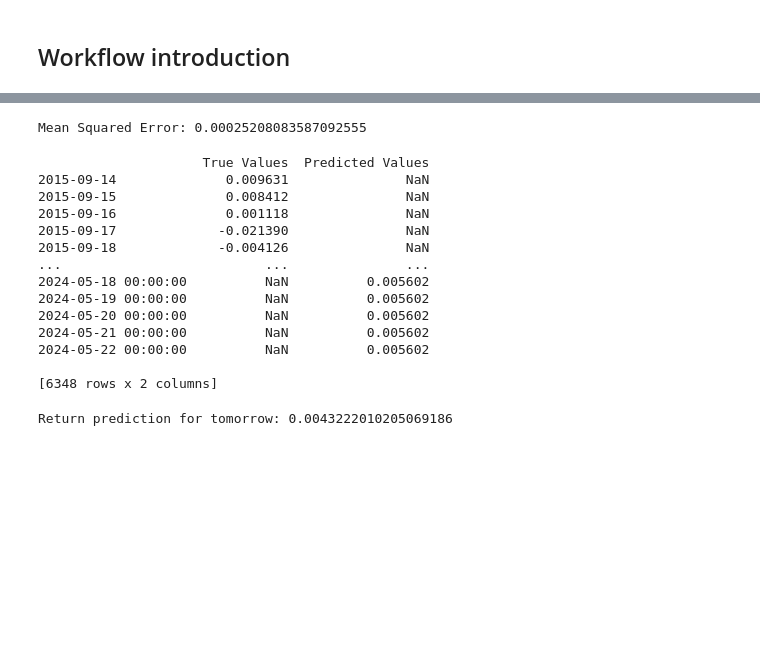
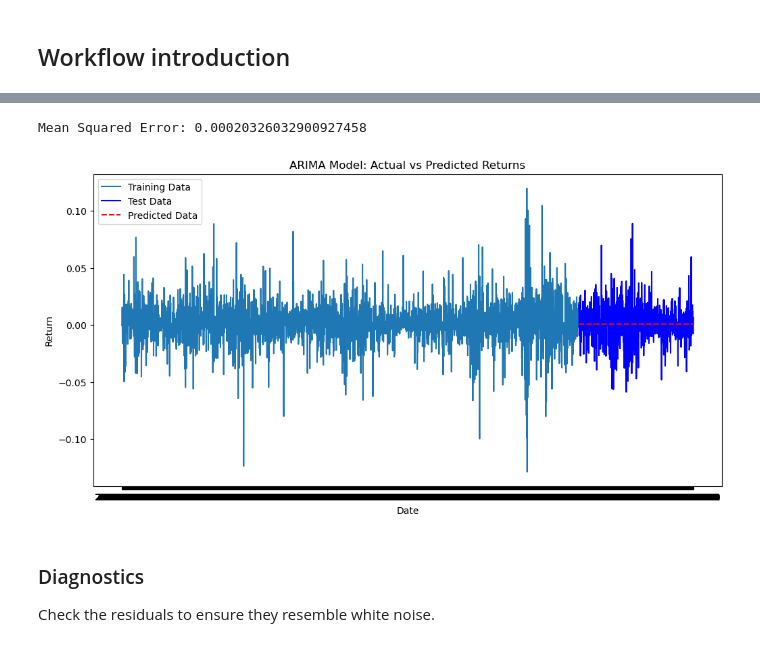
Before and after one commit to Leoyuyuyu/stock_prediction, a Jupyter notebook: notebooks/10-advanced_modelling_regression_Arima.ipynb, the cells around one changed output, grey strips where cells are left out. Saved outputs shown, nothing was run; the diff lists cells and outputs as text; code cells hidden in the pictures; blank space fills up the shorter version.

```diff
--- a/notebooks/10-advanced_modelling_regression_Arima.ipynb
+++ b/notebooks/10-advanced_modelling_regression_Arima.ipynb
@@ -99,0 +69,11 @@ Arima_fm1 = ARIMA_model.fit()
+# %%
+train_set = apple.iloc[:int(0.8*len(apple['Return'])),:]
+test_set = apple.iloc[int(0.8*len(apple['Return'])):, :]
+
+from statsmodels.tsa.arima.model import ARIMA
+# Define the model
+model = ARIMA(train_set['Return'], order=(1, 0, 1))
+# Fit the model
+model_fit = model.fit()
+# Print the model summary
+print(model_fit.summary())
@@ -100,34 +105,26 @@ Arima_fm1 = ARIMA_model.fit()
 # %%
 # Make predictions
-predictions = Arima_fm1.forecast(steps=len(test))
+import numpy as np
+predictions = model_fit.forecast(steps=len(test_set))
 
-# Evaluate the model
-mse = mean_squared_error(test, predictions)
+# Calculate the errors
+mse = mean_squared_error(test_set['Return'], predictions)
 print(f'Mean Squared Error: {mse}')
 # %% [output]
-Mean Squared Error: 0.00025208083587092555
+Mean Squared Error: 0.00020326032900927458
-# %%
-# Combine the true and predicted values into a dataframe for comparison
-results = pd.DataFrame({'True Values': test, 'Predicted Values': predictions})
-print(results)
-# %% [output]
-                     True Values  Predicted Values
-2015-09-14              0.009631               NaN
-2015-09-15              0.008412               NaN
-2015-09-16              0.001118               NaN
-2015-09-17             -0.021390               NaN
-2015-09-18             -0.004126               NaN
-...                          ...               ...
-2024-05-18 00:00:00          NaN          0.005602
-2024-05-19 00:00:00          NaN          0.005602
-2024-05-20 00:00:00          NaN          0.005602
-2024-05-21 00:00:00          NaN          0.005602
-2024-05-22 00:00:00          NaN          0.005602
-
-[6348 rows x 2 columns]
-# %%
-# Predict the return for tomorrow (the next time step)
-next_prediction = Arima_fm1.forecast(steps=100)
-print(f'Return prediction for tomorrow: {next_prediction[4]}')
-# %% [output]
-Return prediction for tomorrow: 0.0043222010205069186
+# %%
+plt.figure(figsize=(12, 6))
+plt.plot(train_set.index, train_set['Return'], label='Training Data')
+plt.plot(test_set.index, test_set['Return'], label='Test Data', color='blue')
+plt.plot(test_set.index, predictions, label='Predicted Data', color='red', linestyle='--')
+plt.xlabel('Date')
+plt.ylabel('Return')
+plt.title('ARIMA Model: Actual vs Predicted Returns')
+plt.legend()
+plt.show()
+# %% [output]
+[figure, added]
+# %% [markdown]
+### Diagnostics
+
+Check the residuals to ensure they resemble white noise.
```
Also changed, not shown: parts of 8 cells of this notebook.
